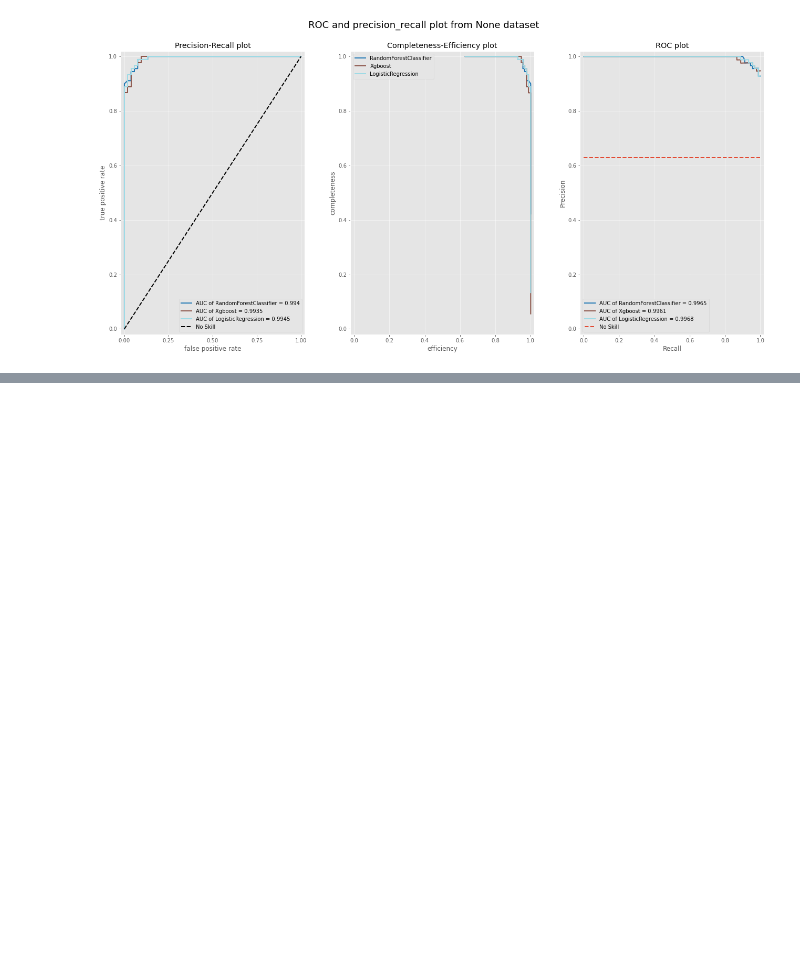
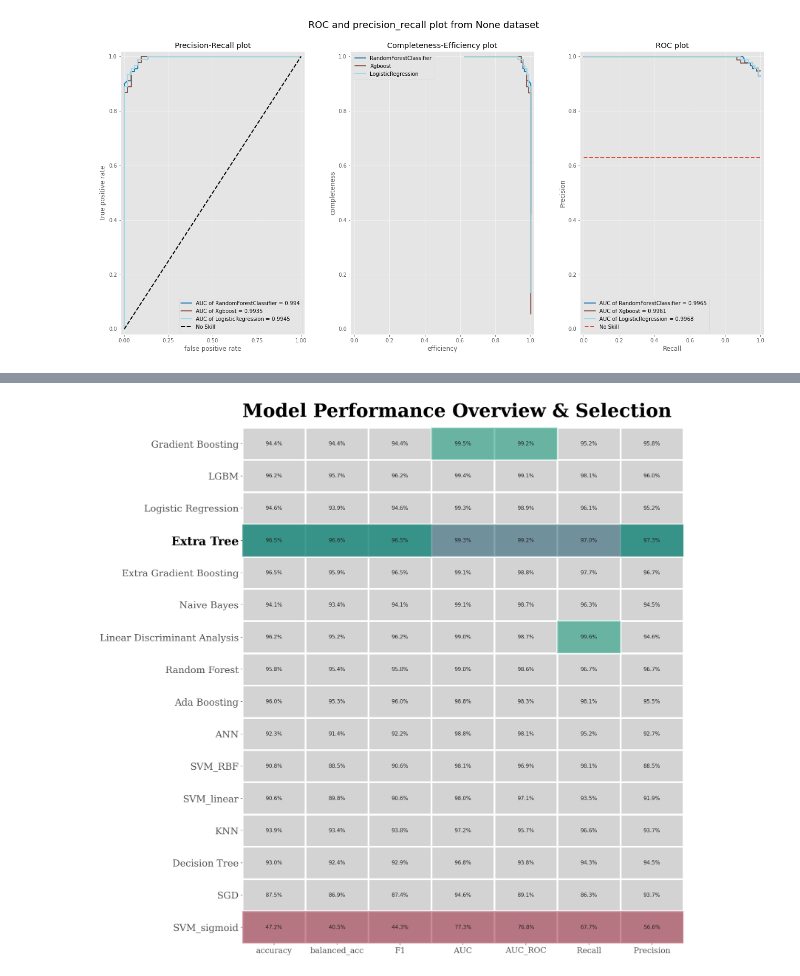
Before and after one commit to imanursar/Machine-Learning-Notes, a Jupyter notebook: Custom Function/Scoring Function.ipynb, the cells around one changed output, grey strips where cells are left out. Cells and saved outputs as stored; diff of their text form; code cells hidden in the pictures; blank space fills up the shorter version.

```diff
--- a/Custom Function/Scoring Function.ipynb
+++ b/Custom Function/Scoring Function.ipynb
@@ -209,0 +272,3 @@ scoring.multiple_roc_pr(y_test,names_model,probs_model,pred_model)
+# %%
+result,proba = model.cv_model_train(X_train, y_train,
+                                      ['all'],n_splits=5)
@@ -209,0 +293,6 @@ scoring.multiple_roc_pr(y_test,names_model,probs_model,pred_model)
+# %%
+score = 'accuracy'
+col = ["accuracy","balanced_acc","F1","AUC","AUC_ROC","Recall","Precision"]
+scoring.multiple_training_model(result,score,col)
+# %% [output]
+[figure, added]
```
Also changed, not shown: parts of 7 cells of this notebook.
